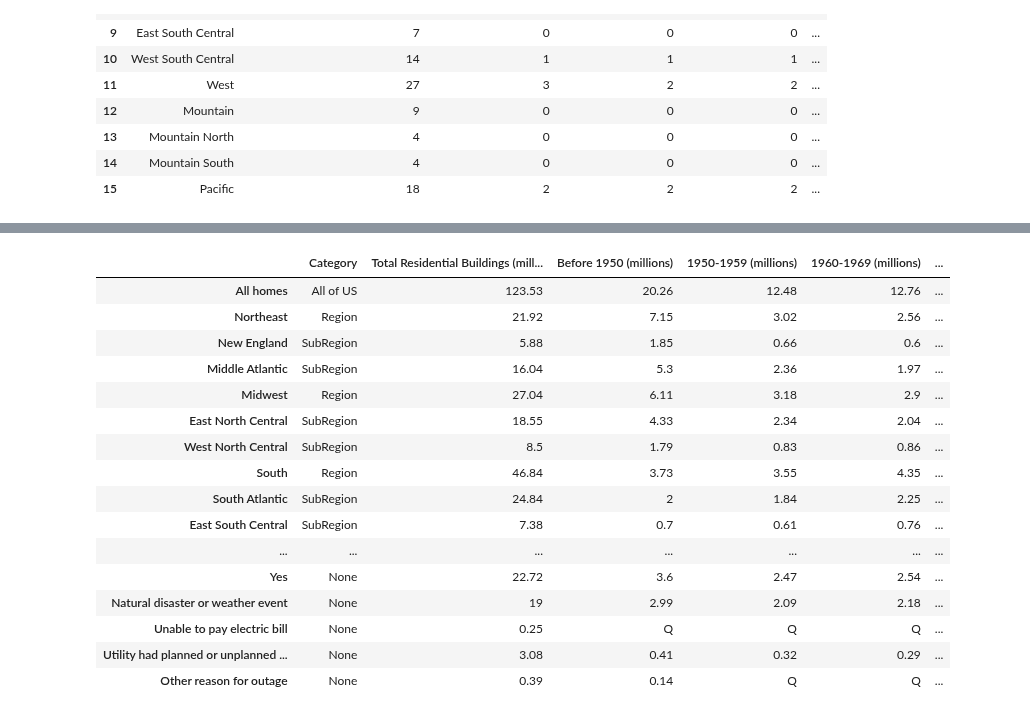
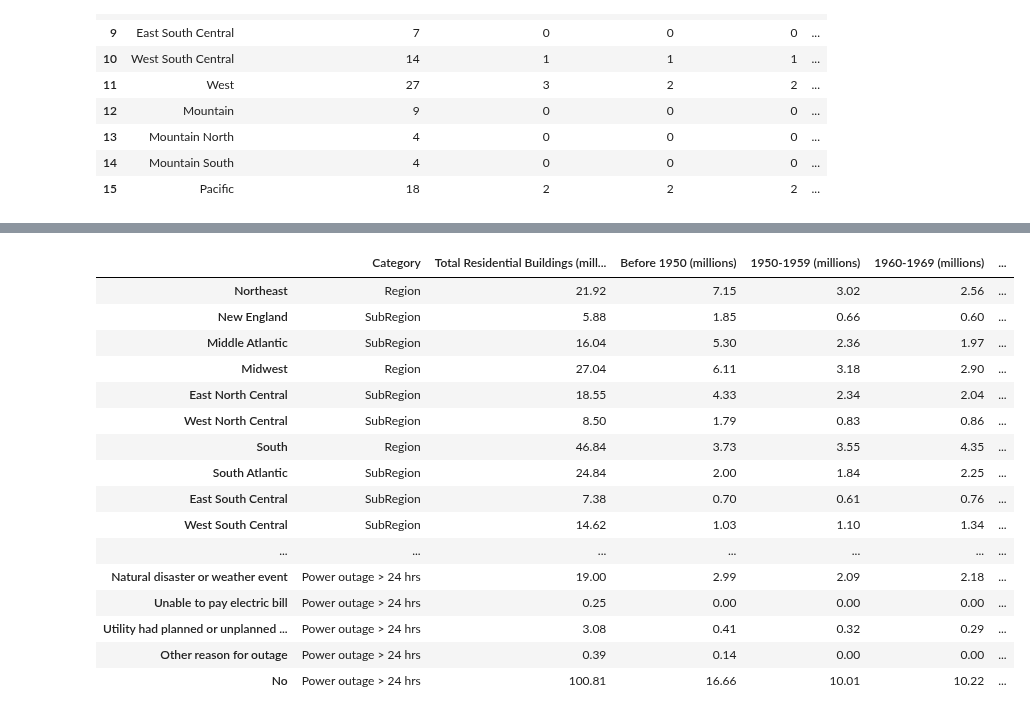
Before and after one commit to fraserclaire/Group3_Project4, a Jupyter notebook: Artien/Residential Building Efficiency Data.ipynb, the cells around one changed output, grey strips where cells are left out. Drawn from its saved outputs; the diff is of its cells as text; code cells hidden in the pictures.

Commit message:
Finalized residential building efficiency dataset, Exported as csv called US Housing dataset

```diff
--- a/Artien/Residential Building Efficiency Data.ipynb
+++ b/Artien/Residential Building Efficiency Data.ipynb
@@ -433,0 +470,5 @@ residential_final_df.head()
+# %%
+
+
+residential_final_df = residential_final_df[['Total Residential Buildings (millions)','Before 1950 (millions)','1950-1959 (millions)','1960-1969 (millions)','1970-1979 (millions)','1980-1989 (millions)','1990-1999 (millions)','2000-2009 (millions)','2010-2015 (millions)',\
+                                             '2016-2020 (millions)']].astype(float)
@@ -433,0 +499,6 @@ residential_final_df.head()
+# %%
+#Add the catergory column and add it as the first column
+residential_final_df['Category'] = None
+column_order = ['Category','Total Residential Buildings (millions)','Before 1950 (millions)','1950-1959 (millions)','1960-1969 (millions)','1970-1979 (millions)','1980-1989 (millions)','1990-1999 (millions)','2000-2009 (millions)','2010-2015 (millions)','2016-2020 (millions)']
+residential_final_df = residential_final_df[column_order]
+residential_final_df.head()
@@ -434,7 +512,7 @@ residential_final_df.head()
 # %%
 # Update the category column to add clarity to each row
 
-# Create conditional statements that allows us to us .loc to fill the catergory column
+# Create conditional statements that allows us to use .loc to fill in the catergory column
 
 region_condition = (residential_final_df.index == "Northeast") | (residential_final_df.index == "Midwest") | \
 (residential_final_df.index == "South") | (residential_final_df.index == "West")
@@ -467,6 +545,20 @@ window_frame_material_condition = (residential_final_df.index == "Metal (aluminu
 (residential_final_df.index == "Vinyl") | (residential_final_df.index == "Fiberglass") | \
 (residential_final_df.index == "Composite")
 
+smart_meter_condition = (residential_final_df['Total Residential Buildings (millions)'] == 34.3) |\
+(residential_final_df['Total Residential Buildings (millions)'] == 36.81) | \
+(residential_final_df['Total Residential Buildings (millions)'] == 52.42)
+
+solar_generation_condition = (residential_final_df['Total Residential Buildings (millions)'] == 3.65) |\
+(residential_final_df['Total Residential Buildings (millions)'] == 87.70) | \
+(residential_final_df['Total Residential Buildings (millions)'] == 32.18)
+
+power_outage_condition = (residential_final_df['Total Residential Buildings (millions)'] == 22.72) |\
+(residential_final_df['Total Residential Buildings (millions)'] == 19) |  \
+(residential_final_df['Total Residential Buildings (millions)'] == 0.25) | \
+(residential_final_df['Total Residential Buildings (millions)'] == 3.08) | \
+(residential_final_df['Total Residential Buildings (millions)'] == 0.39) | \
+(residential_final_df['Total Residential Buildings (millions)'] == 100.81)
 
 
 residential_final_df.loc['All homes', 'Category'] = "All of US"
@@ -482,23 +574,26 @@ residential_final_df.loc[insulation_condition, 'Category'] = "Home Insulation Ad
 residential_final_df.loc[winter_draft_condition, 'Category'] = "Home Drafty in Winter"
 residential_final_df.loc[paned_windows_condition, 'Category'] = "Window Panes"
 residential_final_df.loc[window_frame_material_condition, 'Category'] = "Window Frame Material"
+residential_final_df.loc[smart_meter_condition, 'Category'] = "Smart meter installed"
+residential_final_df.loc[solar_generation_condition, 'Category'] = "Distributed Solar Generation"
+residential_final_df.loc[power_outage_condition, 'Category'] = "Power outage > 24 hrs"
 # %%
-residential_final_df.head(60)
+residential_final_df.tail(60)
 # %% [output]
 |  | Category | Total Residential Buildings (mill... | Before 1950 (millions) | 1950-1959 (millions) | 1960-1969 (millions) | ... |
-| All homes | All of US | 123.53 | 20.26 | 12.48 | 12.76 | ... |
 | Northeast | Region | 21.92 | 7.15 | 3.02 | 2.56 | ... |
-| New England | SubRegion | 5.88 | 1.85 | 0.66 | 0.6 | ... |
-| Middle Atlantic | SubRegion | 16.04 | 5.3 | 2.36 | 1.97 | ... |
-| Midwest | Region | 27.04 | 6.11 | 3.18 | 2.9 | ... |
+| New England | SubRegion | 5.88 | 1.85 | 0.66 | 0.60 | ... |
+| Middle Atlantic | SubRegion | 16.04 | 5.30 | 2.36 | 1.97 | ... |
+| Midwest | Region | 27.04 | 6.11 | 3.18 | 2.90 | ... |
 | East North Central | SubRegion | 18.55 | 4.33 | 2.34 | 2.04 | ... |
-| West North Central | SubRegion | 8.5 | 1.79 | 0.83 | 0.86 | ... |
+| West North Central | SubRegion | 8.50 | 1.79 | 0.83 | 0.86 | ... |
 | South | Region | 46.84 | 3.73 | 3.55 | 4.35 | ... |
-| South Atlantic | SubRegion | 24.84 | 2 | 1.84 | 2.25 | ... |
-| East South Central | SubRegion | 7.38 | 0.7 | 0.61 | 0.76 | ... |
+| South Atlantic | SubRegion | 24.84 | 2.00 | 1.84 | 2.25 | ... |
+| East South Central | SubRegion | 7.38 | 0.70 | 0.61 | 0.76 | ... |
+| West South Central | SubRegion | 14.62 | 1.03 | 1.10 | 1.34 | ... |
 | ... | ... | ... | ... | ... | ... | ... |
-| Yes | None | 22.72 | 3.6 | 2.47 | 2.54 | ... |
-| Natural disaster or weather event | None | 19 | 2.99 | 2.09 | 2.18 | ... |
-| Unable to pay electric bill | None | 0.25 | Q | Q | Q | ... |
-| Utility had planned or unplanned ... | None | 3.08 | 0.41 | 0.32 | 0.29 | ... |
-| Other reason for outage | None | 0.39 | 0.14 | Q | Q | ... |
+| Natural disaster or weather event | Power outage > 24 hrs | 19.00 | 2.99 | 2.09 | 2.18 | ... |
+| Unable to pay electric bill | Power outage > 24 hrs | 0.25 | 0.00 | 0.00 | 0.00 | ... |
+| Utility had planned or unplanned ... | Power outage > 24 hrs | 3.08 | 0.41 | 0.32 | 0.29 | ... |
+| Other reason for outage | Power outage > 24 hrs | 0.39 | 0.14 | 0.00 | 0.00 | ... |
+| No | Power outage > 24 hrs | 100.81 | 16.66 | 10.01 | 10.22 | ... |
```
Also changed, not shown: parts of 13 cells of this notebook, 1 other file.
